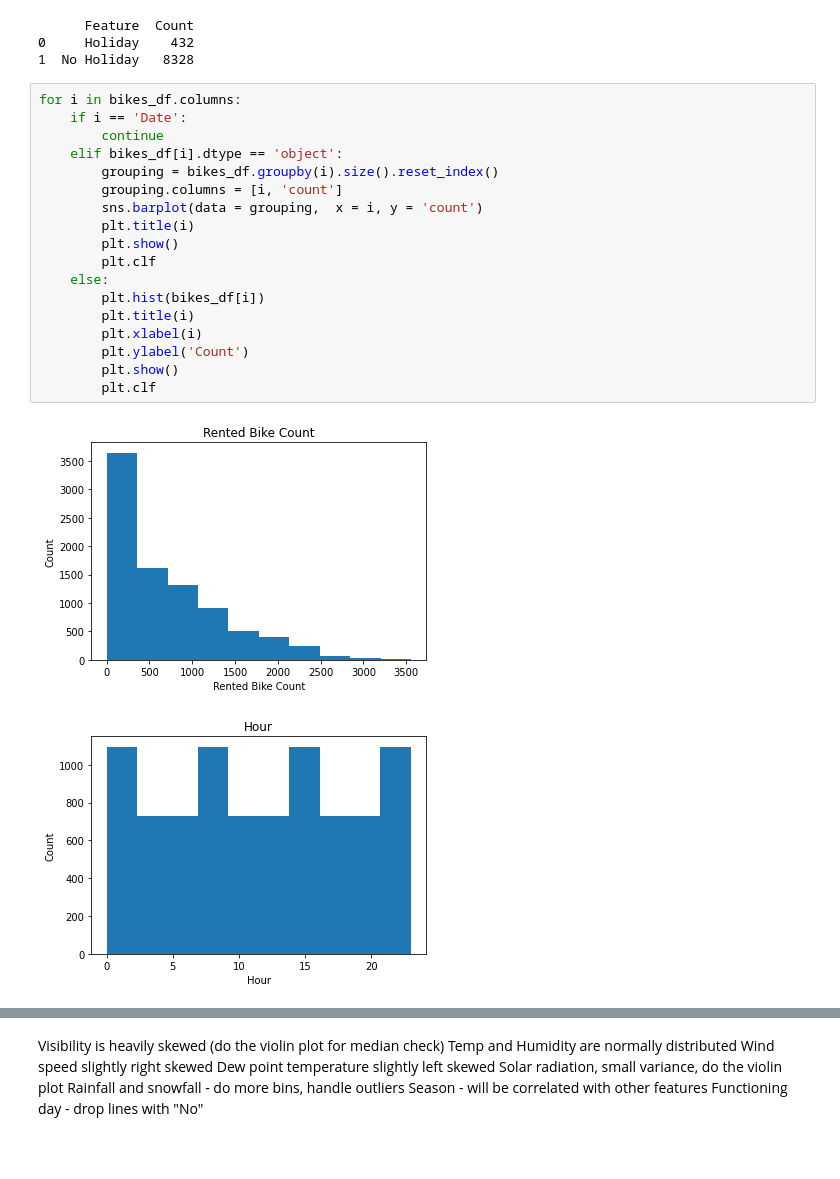
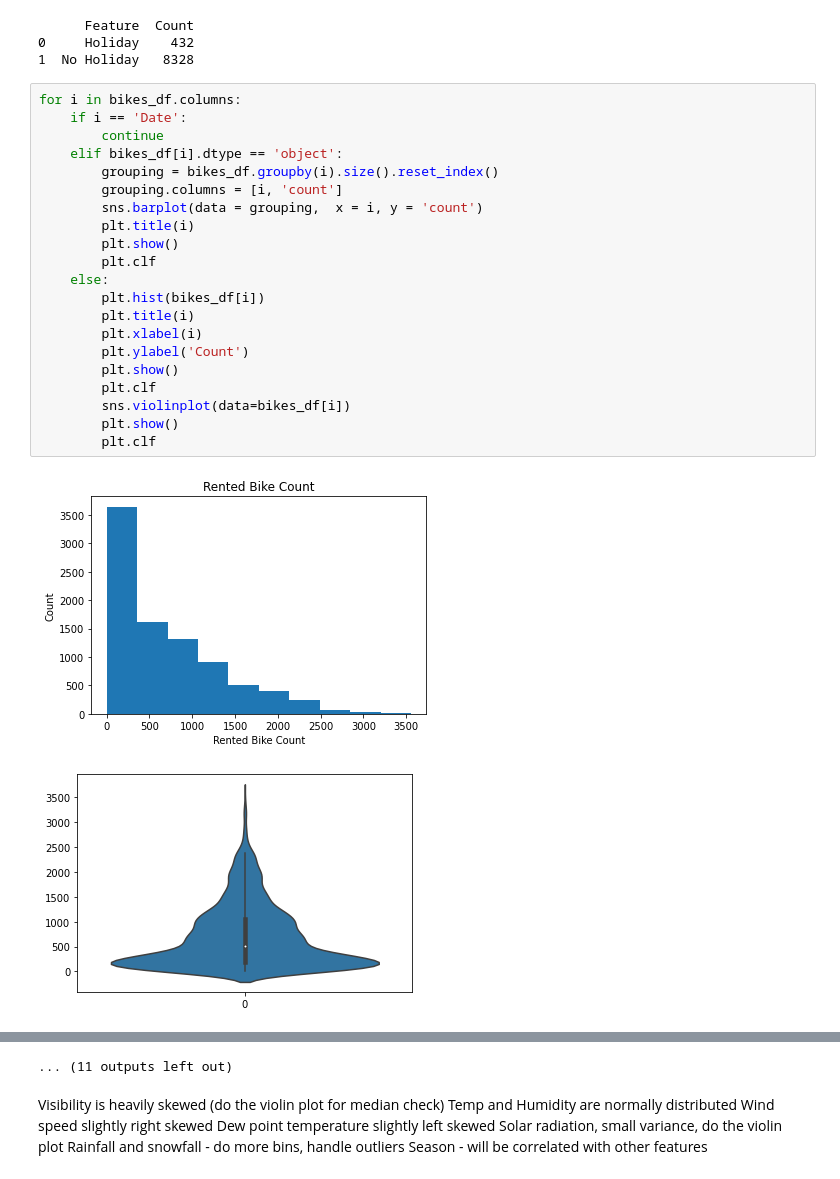
Before and after one commit to R0go/Bikes, a Jupyter notebook: Bikes_project.ipynb, the cells around one changed output, grey strips where cells are left out. Drawn from its saved outputs; the diff is of its cells as text; blank space fills up the shorter version.

Commit message:
Added violin plots

```diff
--- a/Bikes_project.ipynb
+++ b/Bikes_project.ipynb
@@ -56,21 +56,24 @@ print(grouping)
 # %%
 for i in bikes_df.columns:
     if i == 'Date':
         continue
     elif bikes_df[i].dtype == 'object':
         grouping = bikes_df.groupby(i).size().reset_index()
         grouping.columns = [i, 'count']
         sns.barplot(data = grouping,  x = i, y = 'count')
         plt.title(i)
         plt.show()
         plt.clf
     else:
         plt.hist(bikes_df[i])
         plt.title(i)
         plt.xlabel(i)
         plt.ylabel('Count')
         plt.show()
         plt.clf
+        sns.violinplot(data=bikes_df[i])
+        plt.show()
+        plt.clf
 # %% [output]
 [figure]
-[figure, old version]
+[figure, new version]
@@ -88,10 +90,10 @@ for i in bikes_df.columns:
+... (11 outputs left out)
-# %% [markdown]
-Visibility is heavily skewed (do the violin plot for median check)
-Temp and Humidity are normally distributed
-Wind speed slightly right skewed
-Dew point temperature slightly left skewed
-Solar radiation, small variance, do the violin plot
-Rainfall and snowfall - do more bins, handle outliers
-Season - will be correlated with other features
-Functioning day - drop lines with "No"
+# %% [markdown]
+Visibility is heavily skewed (do the violin plot for median check)
+Temp and Humidity are normally distributed
+Wind speed slightly right skewed
+Dew point temperature slightly left skewed
+Solar radiation, small variance, do the violin plot
+Rainfall and snowfall - do more bins, handle outliers
+Season - will be correlated with other features
 # %%
```
Also changed, not shown: parts of 12 cells of this notebook.
